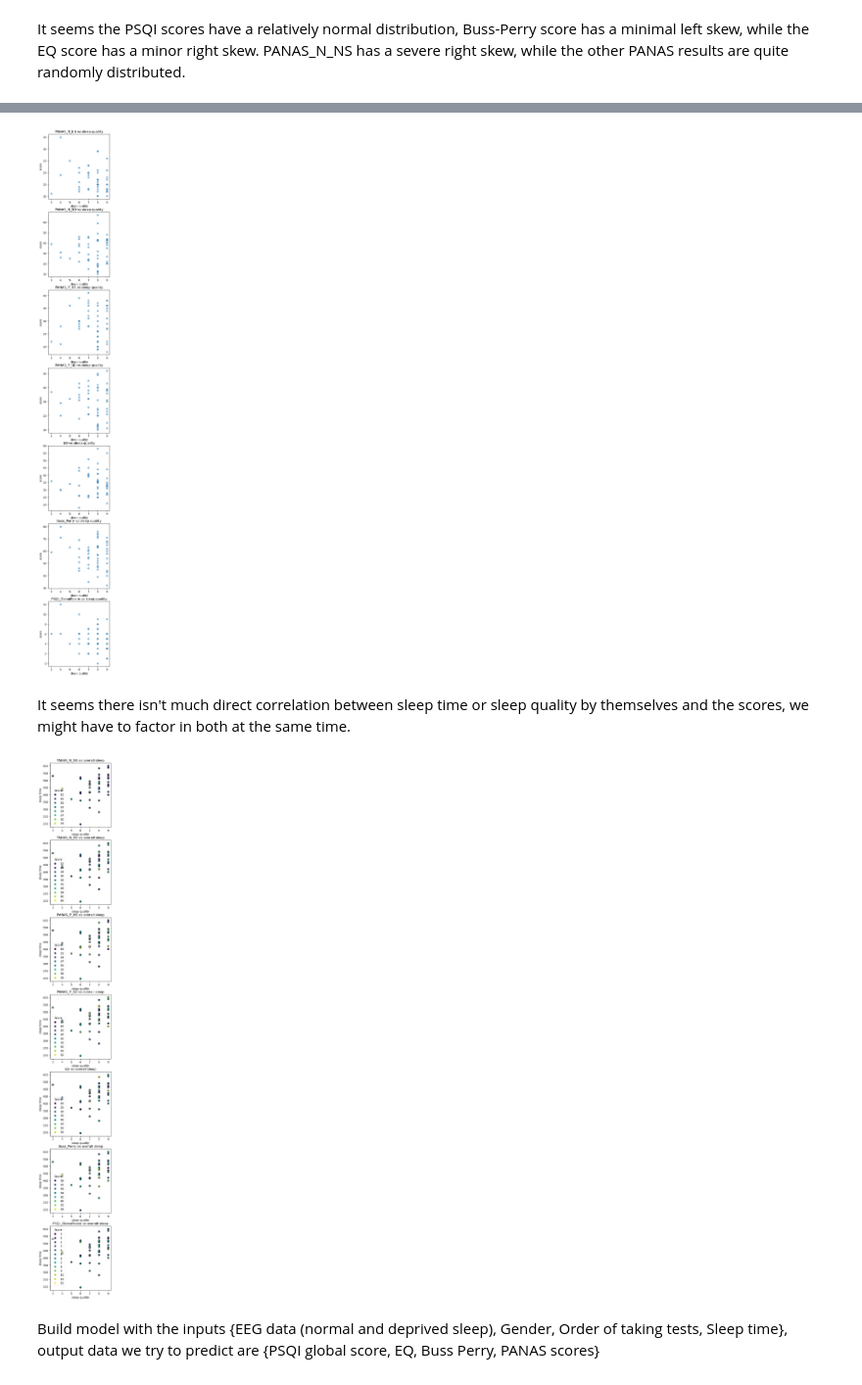
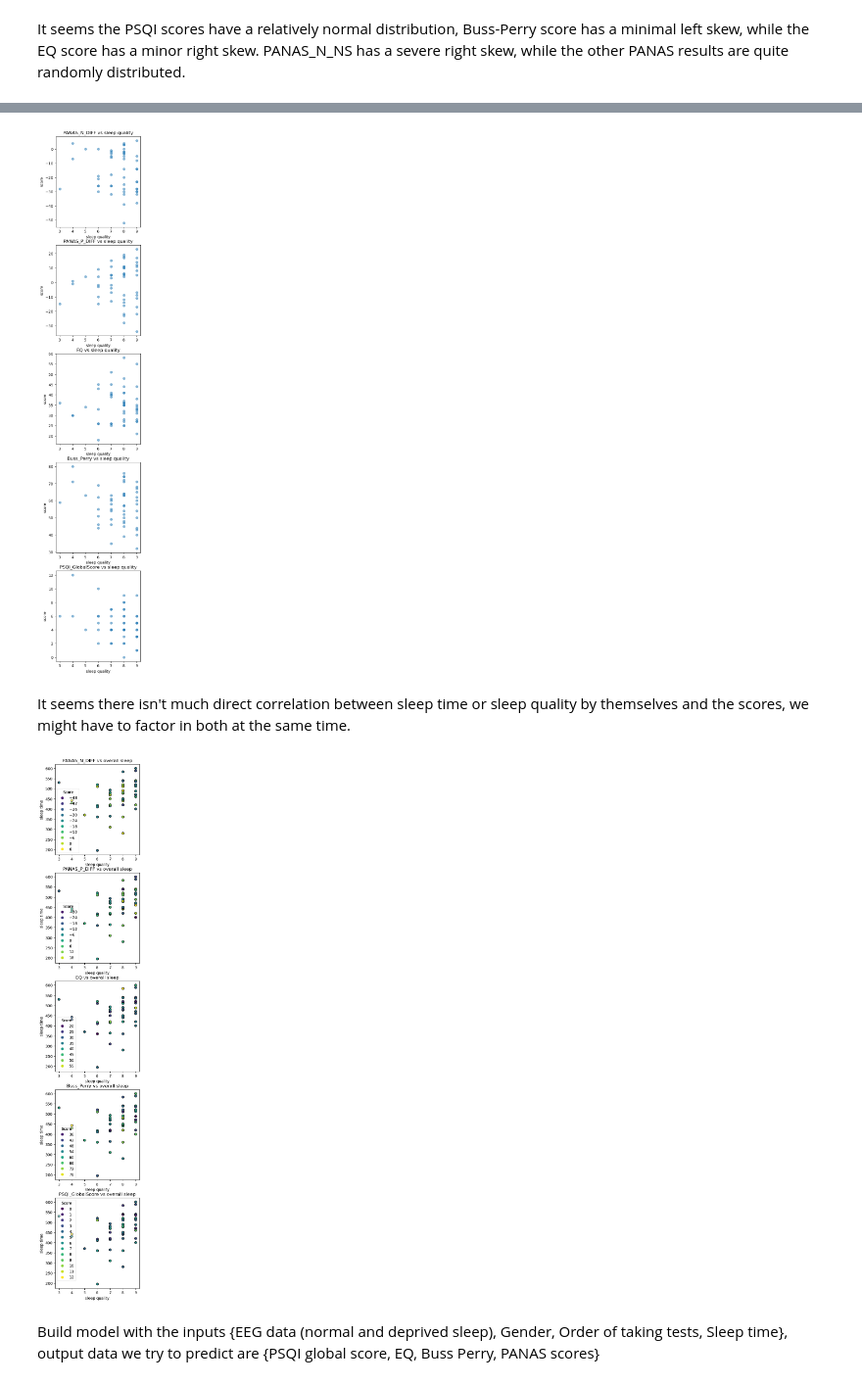
Before and after one commit to yangwestyyy21/sleepdeprivation_COGS138, a Jupyter notebook: sleepdeprivation_COGS138/EDA.ipynb, the cells around one changed output, grey strips where cells are left out. Shown at 98% size. Drawn from its saved outputs; the diff is of its cells as text; code cells hidden in the pictures.

```diff
--- a/sleepdeprivation_COGS138/EDA.ipynb
+++ b/sleepdeprivation_COGS138/EDA.ipynb
@@ -163,0 +166,19 @@ print(timedif)
+# %%
+#the difference is normal sleep score - deprived sleep score on tests
+PANAS_N_diff = list()
+PANAS_P_diff = list()
+for ind in range(0, len(df.index)):
+    if df.iloc[ind]['PANAS_P_NS'] != None and df.iloc[ind]['PANAS_P_SD'] != None:
+        PANAS_P_diff.append(df.iloc[ind]['PANAS_P_NS'] - df.iloc[ind]['PANAS_P_SD'])
+    else:
+        PANAS_P_diff.append(None)
+
+    if df.iloc[ind]['PANAS_N_NS'] != None and df.iloc[ind]['PANAS_N_SD'] != None:
+        PANAS_N_diff.append(df.iloc[ind]['PANAS_N_NS'] - df.iloc[ind]['PANAS_N_SD'])
+    else:
+        PANAS_N_diff.append(None)
+
+df['PANAS_N_DIFF'] = PANAS_N_diff
+df['PANAS_P_DIFF'] = PANAS_P_diff
+print(PANAS_N_diff)
+print(PANAS_P_diff)
@@ -296,8 +320,8 @@ It seems the PSQI scores have a relatively normal distribution, Buss-Perry score
 # %%
 #plot for sleep hours vs test results
 
-titles = ['PANAS_N_NS','PANAS_N_SD','PANAS_P_NS','PANAS_P_SD', 'EQ', 'Buss_Perry', 'PSQI_GlobalScore']
-f,a = plt.subplots(7,1, figsize=(4, 35))
+titles = ['PANAS_N_DIFF', 'PANAS_P_DIFF', 'EQ', 'Buss_Perry', 'PSQI_GlobalScore']
+f,a = plt.subplots(5,1, figsize=(4, 25))
 a = a.ravel()
 for idx,ax in enumerate(a):
     ax.scatter(df['Sleep_time'], df[titles[idx]], alpha = 0.5)
@@ -310,8 +334,8 @@ plt.show()
 # %%
 #plot for sleep quality vs test results
 
-titles = ['PANAS_N_NS','PANAS_N_SD','PANAS_P_NS','PANAS_P_SD', 'EQ', 'Buss_Perry', 'PSQI_GlobalScore']
-f,a = plt.subplots(7,1, figsize=(4, 35))
+titles = ['PANAS_N_DIFF', 'PANAS_P_DIFF', 'EQ', 'Buss_Perry', 'PSQI_GlobalScore']
+f,a = plt.subplots(5,1, figsize=(4, 25))
 a = a.ravel()
 for idx,ax in enumerate(a):
     ax.scatter(df['SleepDiary_item3_NS'], df[titles[idx]], alpha = 0.5)
@@ -320,25 +344,25 @@ for idx,ax in enumerate(a):
     ax.set_ylabel('score')
 plt.show()
 # %% [output]
-[figure, old version]
+[figure, new version]
 # %% [markdown]
 It seems there isn't much direct correlation between sleep time or sleep quality by themselves and the scores, we might have to factor in both at the same time.
 # %%
 #plot for sleep time and quality vs test results
 
-titles = ['PANAS_N_NS','PANAS_N_SD','PANAS_P_NS','PANAS_P_SD', 'EQ', 'Buss_Perry', 'PSQI_GlobalScore']
-f,a = plt.subplots(7,1, figsize=(4, 35))
+titles = ['PANAS_N_DIFF', 'PANAS_P_DIFF', 'EQ', 'Buss_Perry', 'PSQI_GlobalScore']
+f,a = plt.subplots(5,1, figsize=(4, 25))
 a = a.ravel()
 for idx,ax in enumerate(a):
     scatter = ax.scatter(df['SleepDiary_item3_NS'], df['Sleep_time'], c = df[titles[idx]], edgecolors='black')
     legend = ax.legend(*scatter.legend_elements(), title="Score", framealpha=0.2)
     ax.add_artist(legend)
     ax.set_title(titles[idx] + " vs overall sleep")
     ax.set_xlabel('sleep quality')
     ax.set_ylabel('sleep time')
 plt.show()
 # %% [output]
-[figure, old version]
+[figure, new version]
 # %% [markdown]
 Build model with the inputs {EEG data (normal and deprived sleep), Gender, Order of taking tests, Sleep time}, output data we
 try to predict are {PSQI global score, EQ, Buss Perry, PANAS scores}
```
Also changed, not shown: parts of 5 cells of this notebook, 1 other file.
